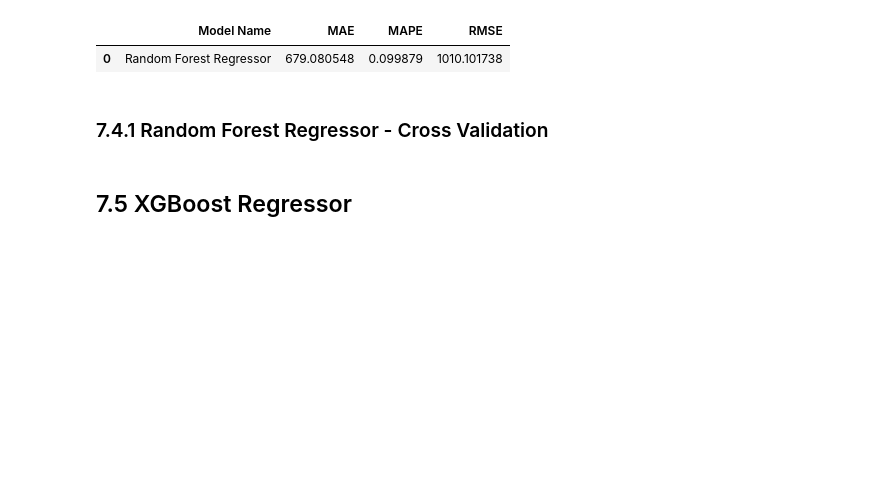
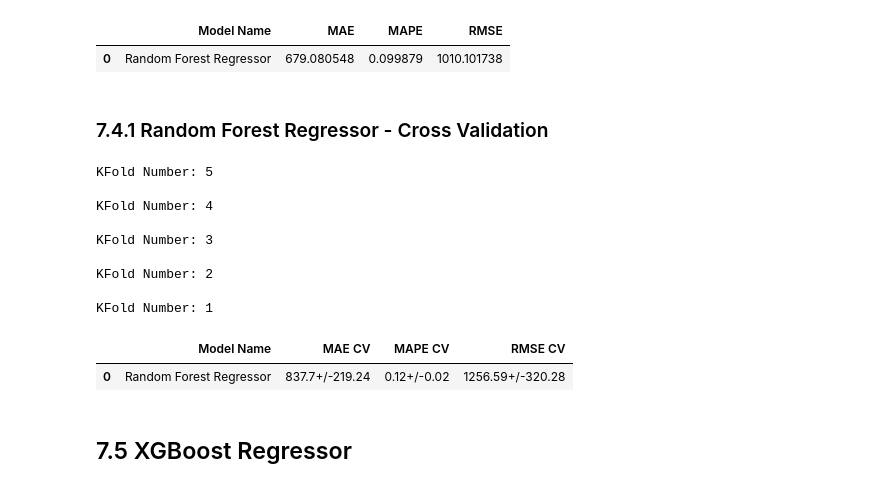
Before and after one commit to jpsouzarocha/ds-rossmann, a Jupyter notebook: m10_v01_store_sales_prediction.ipynb, the cells around one changed output. Drawn from its saved outputs; the diff is of its cells as text; code cells hidden in the pictures; blank space fills up the shorter version.

```diff
--- a/m10_v01_store_sales_prediction.ipynb
+++ b/m10_v01_store_sales_prediction.ipynb
@@ -1016,8 +1016,20 @@ rf_result
 # %% [markdown]
 ### 7.4.1 Random Forest Regressor - Cross Validation
 # %%
-#rf_result_cv = cross_validation(x_training, 5, "Random Forest Regressor", rf, verbose=True)
-#rf_result_cv
+rf_result_cv = cross_validation(x_training, 5, "Random Forest Regressor", rf, verbose=True)
+rf_result_cv
+# %% [output]
+KFold Number: 5
+
+KFold Number: 4
+
+KFold Number: 3
+
+KFold Number: 2
+
+KFold Number: 1
+|  | Model Name | MAE CV | MAPE CV | RMSE CV |
+| 0 | Random Forest Regressor | 837.7+/-219.24 | 0.12+/-0.02 | 1256.59+/-320.28 |
 # %% [markdown]
 ## 7.5 XGBoost Regressor
 # %%
```
Also changed, not shown: parts of 11 cells of this notebook.
